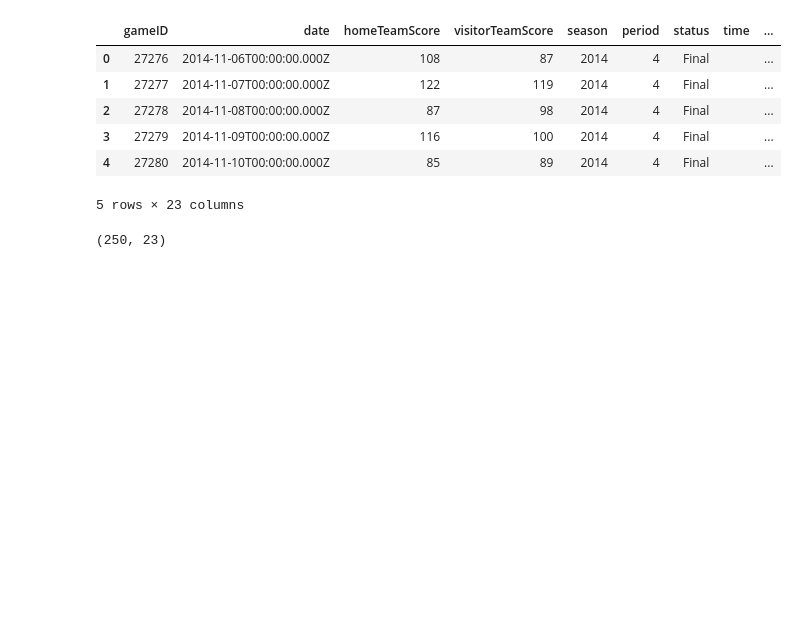
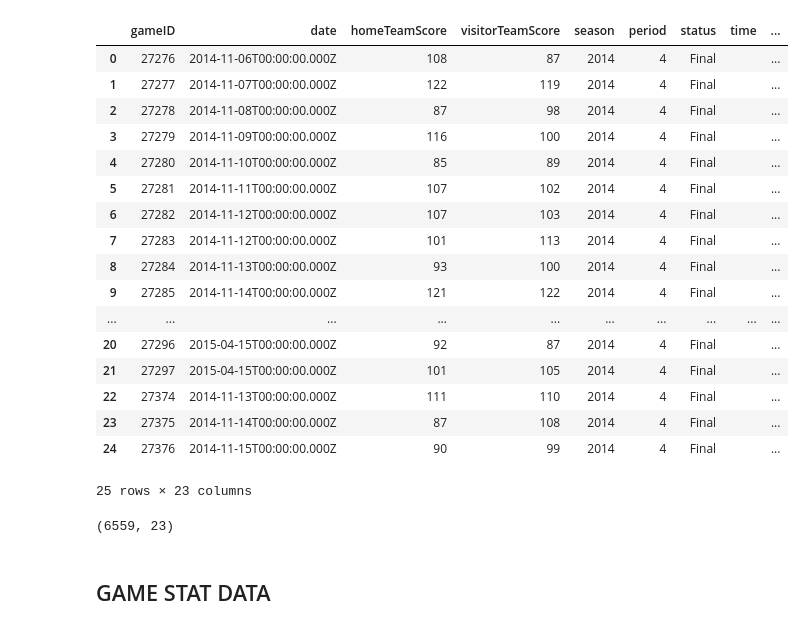
Before and after one commit to arerickson28/Machine-Learning-NBA, a Jupyter notebook: ali.ipynb, the cells around one changed output. Cells and saved outputs as stored; diff of their text form; code cells hidden in the pictures; blank space fills up the shorter version.

```diff
--- a/ali.ipynb
+++ b/ali.ipynb
@@ -12,59 +12,53 @@ col_names = ['gameID', 'date', 'homeTeamScore', 'visitorTeamScore',
              'visitorTeamDivision', 'visitorTeamFullName', 'visitorTeamName']
 games_df = pd.DataFrame(columns=col_names)
 # %%
-
 # Get games for last 5 years
-#games_url = f'https://www.balldontlie.io/api/v1/games?seasons[]={year}'
 years = [2014, 2015, 2016, 2017, 2018]
 for y in years:
-    year = y
-    games_url = f'https://www.balldontlie.io/api/v1/games?seasons[]={year}'
-    data = requests.get(games_url).json()
-    #print(data)
-    for game in data['data']:
-        games_df.loc[len(games_df.index)] = [ game['id'], game['date'], game['home_team_score'],
-                                             game['visitor_team_score'], game['season'], game['period'],
-                                             game['status'], game['time'], game['postseason'], game['home_team']['id'],
-                                             game['home_team']['abbreviation'], game['home_team']['city'], game['home_team']['conference'],
-                                             game['home_team']['division'], game['home_team']['full_name'], game['home_team']['name'],
-                                             game['visitor_team']['id'], game['visitor_team']['abbreviation'],
-                                             game['visitor_team']['city'], game['visitor_team']['conference'],
-                                             game['visitor_team']['division'], game['visitor_team']['full_name'],
-                                             game['visitor_team']['name'] ]
-#         games_df['gameID'] = game['id']
-#         games_df['date'] = game['date']
-#         games_df['homeTeamScore'] = game['home_team_score']
-#         games_df['visitorTeamScore'] = game['visitor_team_score']
-#         games_df['season'] = game['season']
-#         games_df['period'] = game['period']
-#         games_df['status'] = game['status']
-#         games_df['time'] = game['time']
-#         games_df['postseasonBoolean'] = game['postseason']
-#         games_df['homeTeamID'] = game['home_team']['id']
-#         games_df['homeTeamAbbrev'] = game['home_team']['abbreviation']
-#         games_df['homeTeamCity'] = game['home_team']['city']
-#         games_df['homeTeamConference'] = game['home_team']['conference']
-#         games_df['homeTeamDivision'] = game['home_team']['division']
-#         games_df['homeTeamFullName'] = game['home_team']['full_name']
-#         games_df['homeTeamName'] = game['home_team']['name']
-#         games_df['visitorTeamID'] = game['visitor_team']['id']
-#         games_df['visitorTeamAbbrev'] = game['visitor_team']['abbreviation']
-#         games_df['visitorTeamCity'] = game['visitor_team']['city']
-#         games_df['visitorTeamConference'] = game['visitor_team']['conference']
-#         games_df['visitorTeamDivision'] = game['visitor_team']['division']
-#         games_df['visitorTeamFullName'] = game['visitor_team']['full_name']
-#         games_df['visitorTeamName'] = game['visitor_team']['name']
 
-games_df.head()
+    games_url_initial = f'https://www.balldontlie.io/api/v1/games?seasons[]={y}'
+    data_initial = requests.get(games_url_initial).json()
+
+    for page in range(1, data_initial['meta']['total_pages']+1):
+
+        games_url = f'https://www.balldontlie.io/api/v1/games?seasons[]={y}&page={page}'
+        data = requests.get(games_url).json()
+
+        time.sleep(1)
+
+        for game in data['data']:
+            games_df.loc[len(games_df.index)] = [ game['id'], game['date'], game['home_team_score'],
+                                                 game['visitor_team_score'], game['season'], game['period'],
+                                                 game['status'], game['time'], game['postseason'], game['home_team']['id'],
+                                                 game['home_team']['abbreviation'], game['home_team']['city'], game['home_team']['conference'],
+                                                 game['home_team']['division'], game['home_team']['full_name'], game['home_team']['name'],
+                                                 game['visitor_team']['id'], game['visitor_team']['abbreviation'],
+                                                 game['visitor_team']['city'], game['visitor_team']['conference'],
+                                                 game['visitor_team']['division'], game['visitor_team']['full_name'],
+                                                 game['visitor_team']['name'] ]
+
+
+games_df.head(25)
 # %% [output]
 |  | gameID | date | homeTeamScore | visitorTeamScore | season | period | status | time | ... |
 | 0 | 27276 | 2014-11-06T00:00:00.000Z | 108 | 87 | 2014 | 4 | Final |  | ... |
 | 1 | 27277 | 2014-11-07T00:00:00.000Z | 122 | 119 | 2014 | 4 | Final |  | ... |
 | 2 | 27278 | 2014-11-08T00:00:00.000Z | 87 | 98 | 2014 | 4 | Final |  | ... |
 | 3 | 27279 | 2014-11-09T00:00:00.000Z | 116 | 100 | 2014 | 4 | Final |  | ... |
 | 4 | 27280 | 2014-11-10T00:00:00.000Z | 85 | 89 | 2014 | 4 | Final |  | ... |
+| 5 | 27281 | 2014-11-11T00:00:00.000Z | 107 | 102 | 2014 | 4 | Final |  | ... |
+| 6 | 27282 | 2014-11-12T00:00:00.000Z | 107 | 103 | 2014 | 4 | Final |  | ... |
+| 7 | 27283 | 2014-11-12T00:00:00.000Z | 101 | 113 | 2014 | 4 | Final |  | ... |
+| 8 | 27284 | 2014-11-13T00:00:00.000Z | 93 | 100 | 2014 | 4 | Final |  | ... |
+| 9 | 27285 | 2014-11-14T00:00:00.000Z | 121 | 122 | 2014 | 4 | Final |  | ... |
+| ... | ... | ... | ... | ... | ... | ... | ... | ... | ... |
+| 20 | 27296 | 2015-04-15T00:00:00.000Z | 92 | 87 | 2014 | 4 | Final |  | ... |
+| 21 | 27297 | 2015-04-15T00:00:00.000Z | 101 | 105 | 2014 | 4 | Final |  | ... |
+| 22 | 27374 | 2014-11-13T00:00:00.000Z | 111 | 110 | 2014 | 4 | Final |  | ... |
+| 23 | 27375 | 2014-11-14T00:00:00.000Z | 87 | 108 | 2014 | 4 | Final |  | ... |
+| 24 | 27376 | 2014-11-15T00:00:00.000Z | 90 | 99 | 2014 | 4 | Final |  | ... |
-5 rows × 23 columns
+25 rows × 23 columns
 # %%
 games_df.shape
 # %% [output]
-(250, 23)
+(6559, 23)
@@ -70,0 +67,2 @@ games_df.shape
+# %% [markdown]
+## GAME STAT DATA
```
Also changed, not shown: parts of 8 cells of this notebook, 2 other files.
